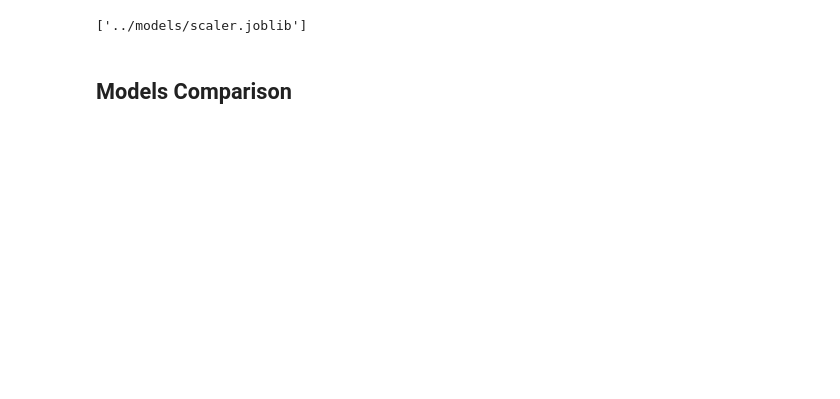
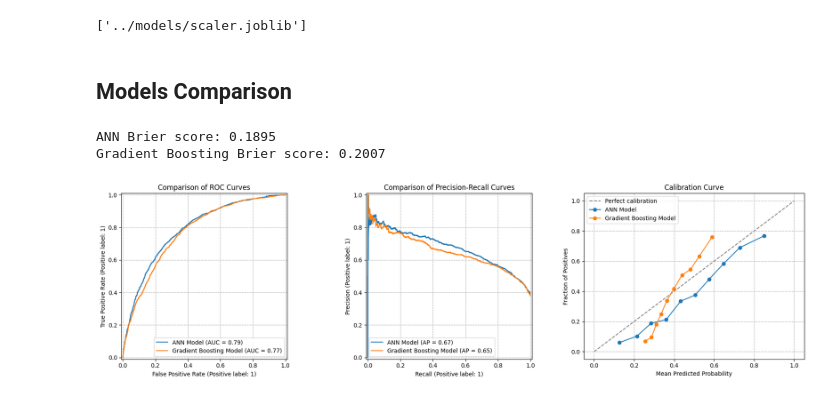
Before and after one commit to JhanaviLingameneni/Prompted-ICU-Risk-Forecasting, a Jupyter notebook: code/ml/all_models.ipynb, the cells around one changed output. Cells and saved outputs as stored; diff of their text form; code cells hidden in the pictures; blank space fills up the shorter version.

```diff
--- a/code/ml/all_models.ipynb
+++ b/code/ml/all_models.ipynb
@@ -550,3 +548,47 @@ joblib.dump(scaler, "../models/scaler.joblib")
 ['../models/scaler.joblib']
 # %% [markdown]
 ## Models Comparison
+# %%
+from sklearn.calibration import calibration_curve
+from sklearn.metrics import brier_score_loss
+
+ann_prob = ann_model.predict(x_test_scaled, verbose=0).ravel()
+grad_boost_prob = grad_boost_model.predict_proba(x_test_scaled)[:, 1]
+
+fig, axes = plt.subplots(1, 3, figsize=(18, 5))
+
+# ROC Curve: How well does the model separate classes.
+RocCurveDisplay.from_predictions(y_test, ann_prob, ax=axes[0], name='ANN Model')
+RocCurveDisplay.from_predictions(y_test, grad_boost_prob, ax=axes[0], name='Gradient Boosting Model')
+axes[0].set_title('Comparison of ROC Curves')
+axes[0].grid(linestyle='--')
+
+# Precision Recall curve: How do precision and recall trade off.
+PrecisionRecallDisplay.from_predictions(y_test, ann_prob, ax=axes[1], name='ANN Model')
+PrecisionRecallDisplay.from_predictions(y_test, grad_boost_prob, ax=axes[1], name='Gradient Boosting Model')
+axes[1].set_title('Comparison of Precision-Recall Curves')
+axes[1].grid(linestyle='--')
+
+# Calibration curve: How well do predicted proabilities reflect true probabilities.
+ann_frac_pos, ann_mean_pred = calibration_curve(y_test, ann_prob, n_bins=10, strategy='quantile')
+grad_boost_frac_pos, grad_boost_mean_pred = calibration_curve(y_test, grad_boost_prob, n_bins=10, strategy='quantile')
+axes[2].plot([0, 1], [0, 1], linestyle='--', color='gray', label='Perfect calibration')
+axes[2].plot(ann_mean_pred, ann_frac_pos, marker='o', label='ANN Model')
+axes[2].plot(grad_boost_mean_pred, grad_boost_frac_pos, marker='o', label='Gradient Boosting Model')
+axes[2].set_title('Calibration Curve')
+axes[2].set_xlabel('Mean Predicted Probability')
+axes[2].set_ylabel('Fraction of Positives')
+axes[2].grid(linestyle='--')
+axes[2].legend()
+
+ann_brier = brier_score_loss(y_test, ann_prob)
+grad_boost_brier = brier_score_loss(y_test, grad_boost_prob)
+print(f'ANN Brier score: {ann_brier:.4f}')
+print(f'Gradient Boosting Brier score: {grad_boost_brier:.4f}')
+
+plt.tight_layout()
+plt.show()
+# %% [output]
+ANN Brier score: 0.1895
+Gradient Boosting Brier score: 0.2007
+[figure, added]
```
Also changed, not shown: parts of 13 cells of this notebook, 10 other files.
